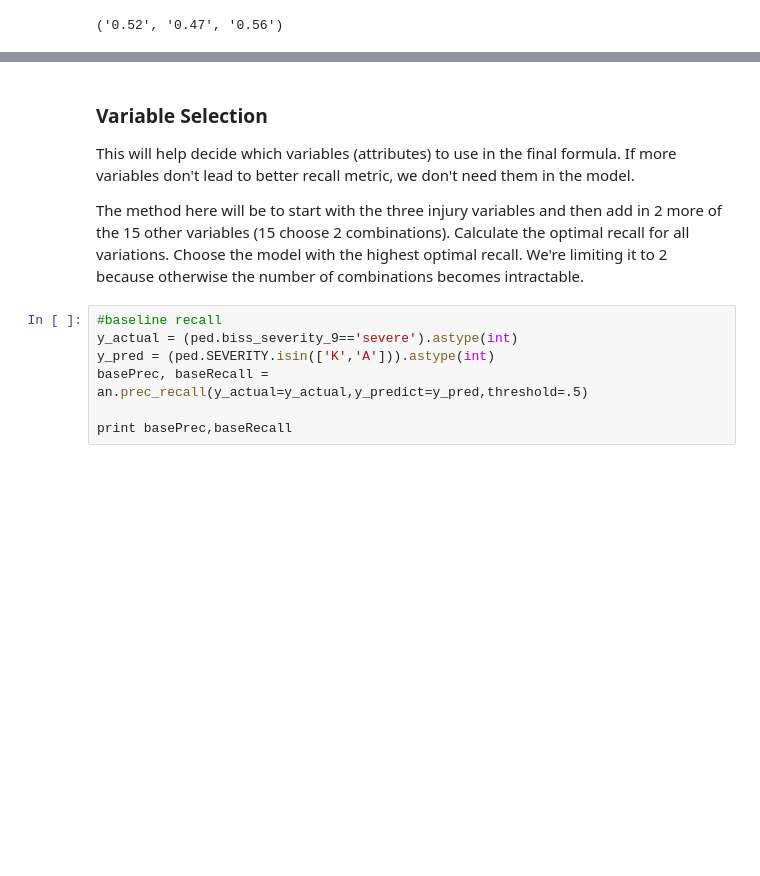
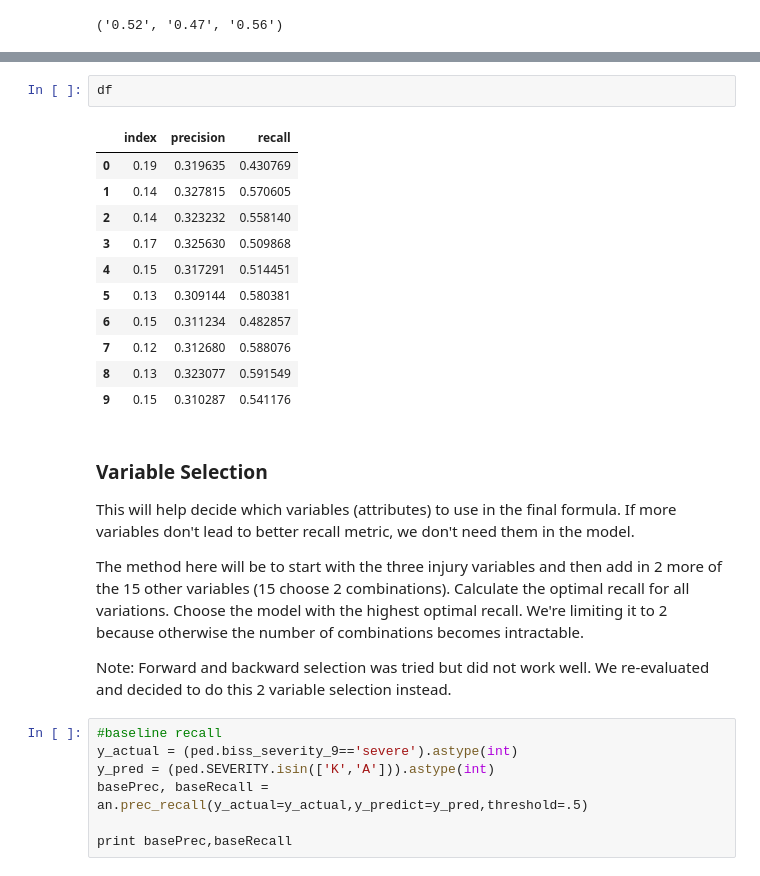
Before and after one commit to MODA-NYC/Project_SevereCrashes, a Jupyter notebook: MatchedAnalysis-Ped.ipynb, the cells around one changed output, grey strips where cells are left out. Cells and saved outputs as stored; diff of their text form; blank space fills up the shorter version.

```diff
--- a/MatchedAnalysis-Ped.ipynb
+++ b/MatchedAnalysis-Ped.ipynb
@@ -371,8 +403,24 @@ an.median_recall(df)
+# %%
+df
+# %% [output]
+|  | index | precision | recall |
+| 0 | 0.19 | 0.319635 | 0.430769 |
+| 1 | 0.14 | 0.327815 | 0.570605 |
+| 2 | 0.14 | 0.323232 | 0.558140 |
+| 3 | 0.17 | 0.325630 | 0.509868 |
+| 4 | 0.15 | 0.317291 | 0.514451 |
+| 5 | 0.13 | 0.309144 | 0.580381 |
+| 6 | 0.15 | 0.311234 | 0.482857 |
+| 7 | 0.12 | 0.312680 | 0.588076 |
+| 8 | 0.13 | 0.323077 | 0.591549 |
+| 9 | 0.15 | 0.310287 | 0.541176 |
 # %% [markdown]
 ### Variable Selection
 This will help decide which variables (attributes) to use in the final formula. If more variables don't lead to better recall metric, we don't need them in the model.
 
 The method here will be to start with the three injury variables and then add in 2 more of the 15 other variables (15 choose 2 combinations). Calculate the optimal recall for all variations. Choose the model with the highest optimal recall. We're limiting it to 2 because otherwise the number of combinations becomes intractable.
+
+Note: Forward and backward selection was tried but did not work well. We re-evaluated and decided to do this 2 variable selection instead.
 # %%
 #baseline recall
 y_actual = (ped.biss_severity_9=='severe').astype(int)
```
Also changed, not shown: parts of 31 cells of this notebook, 1 other file.
